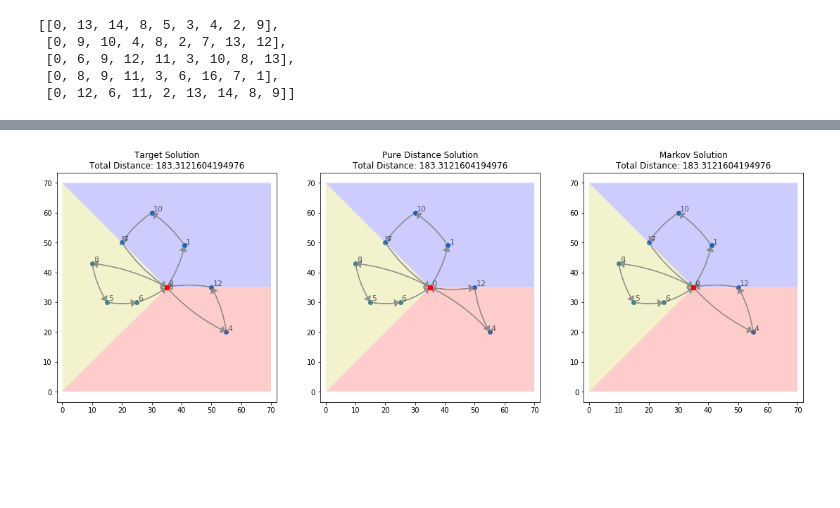
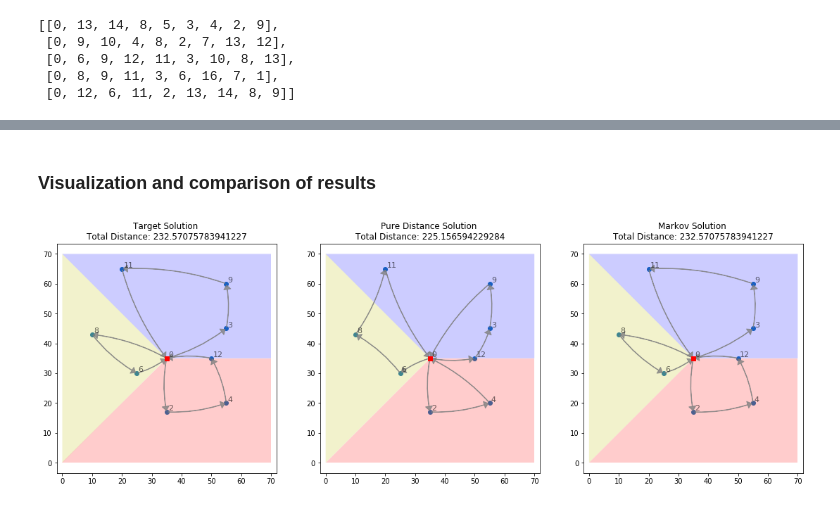
Before and after one commit to CPMpy/cpmpy, a Jupyter notebook: examples/advanced/VRP by learning from historical data.ipynb, the cells around one changed output, grey strips where cells are left out. Saved outputs shown, nothing was run; the diff lists cells and outputs as text; code cells hidden in the pictures; blank space fills up the shorter version.

Commit message:
Update VRP by learning from historical data.ipynb
Added example for one instance; modified evaluation and testing to reflect comparison of solutions of a single instance

```diff
--- a/examples/advanced/VRP by learning from historical data.ipynb
+++ b/examples/advanced/VRP by learning from historical data.ipynb
@@ -236,14 +262,8 @@ def create_pmatrix(num_of_allstops, historical_solutions, test_inst_stops):
 
     for (i, data_inst) in enumerate(historical_solutions):
 
-        set_tt = set(flatten(test_inst_stops))
-        set_tr = set(flatten(data_inst))
+        weight = 1 # uniform weights
 
-        weight = 1 # uniform weights
-#         weight = 0.7*(1-0.7)**(len(historical_solutions)-(i+1)) # exponential weights
-#         weight = (len(set_tt.intersection(set_tr))/len(set(set_tt).union(set_tr)))**2 # similarity-based weights
-
-#     for data_inst in historical_solutions:
         for route in data_inst:
             for i in range(len(route)-1):
                 freq_matrix[route[i]][route[i+1]] += weight
@@ -254,10 +274,3 @@ def create_pmatrix(num_of_allstops, historical_solutions, test_inst_stops):
     proba_matrix = -np.log(proba_matrix) # take negative logarithm
 
     return proba_matrix
-
-def routing_distance(given_routing, full_dist_mat):
-    total_dist = 0
-    for route in given_routing:
-        for i in range(len(route)-1):
-            total_dist += full_dist_mat[route[i]][route[i+1]]
-    return total_dist
@@ -269,4 +286,8 @@ def routing_distance(given_routing, full_dist_mat):
 # choose 0 to get pure distance solutions; 1 for pure preferences
 
 mixing_parameter = 0.2
+
+# choose an instance between 130 to 149 to have sufficient data for training
+
+test_inst = 141
 # %%
@@ -296,26 +308,24 @@ for x in range(hist_len-n_test, hist_len):
+# %% [markdown]
+### Visualization and comparison of results
 # %%
-df_idx = 1 # choose test instance number (between [0,19]) to visualize
-
-hist_idx = df_mixed_results['Instance'][df_idx]
+dist_sol = solve_vrp(hist_stops[test_inst],
+                     full_dist_mat[np.ix_(hist_stops[test_inst], hist_stops[test_inst])].astype(int), 3, 3)
 
 plt.figure(figsize=(19,6))
 
 # sp1
-plt.subplot(131).set_title(f"Target Solution"
-                           "\n"
-                           f"Total Distance: {routing_distance(df_mixed_results['Target'][df_idx], full_dist_mat)}")
-plot_routing(df_mixed_results['Target'][df_idx], hist_idx, hist_stops, full_x, full_y)
+plt.subplot(131).set_title(f"Target Solution \n"
+            f"Total Distance: {(pref_sols_temp[test_inst][1]*full_dist_mat[np.ix_(hist_stops[test_inst], hist_stops[test_inst])]).sum()}")
+plot_routing(pref_sols[test_inst], test_inst, hist_stops, full_x, full_y)
 
 # sp2
-plt.subplot(132).set_title(f"Pure Distance Solution"
-                           "\n"
-                           f"Total Distance: {routing_distance(dist_sols[hist_idx], full_dist_mat)}")
-plot_routing(dist_sols[hist_idx], hist_idx, hist_stops, full_x, full_y)
+plt.subplot(132).set_title(f"Pure Distance Solution \n"
+            f"Total Distance: {(dist_sol*full_dist_mat[np.ix_(hist_stops[test_inst], hist_stops[test_inst])]).sum()}")
+plot_routing(route_tolist(hist_stops[test_inst], dist_sol), test_inst, hist_stops, full_x, full_y)
 
 # sp3
-plt.subplot(133).set_title(f"Markov Solution"
-                           "\n"
-                           f"Total Distance: {routing_distance(df_mixed_results['Solution'][df_idx], full_dist_mat)}")
-plot_routing(df_mixed_results['Solution'][df_idx], hist_idx, hist_stops, full_x, full_y)
+plt.subplot(133).set_title(f"Markov Solution \n"
+            f"Total Distance: {(test_sol*full_dist_mat[np.ix_(hist_stops[test_inst], hist_stops[test_inst])]).sum()}")
+plot_routing(route_tolist(hist_stops[test_inst], test_sol), test_inst, hist_stops, full_x, full_y)
 # %% [output]
-[figure, old version]
+[figure, new version]
```
Also changed, not shown: parts of 15 cells of this notebook.
